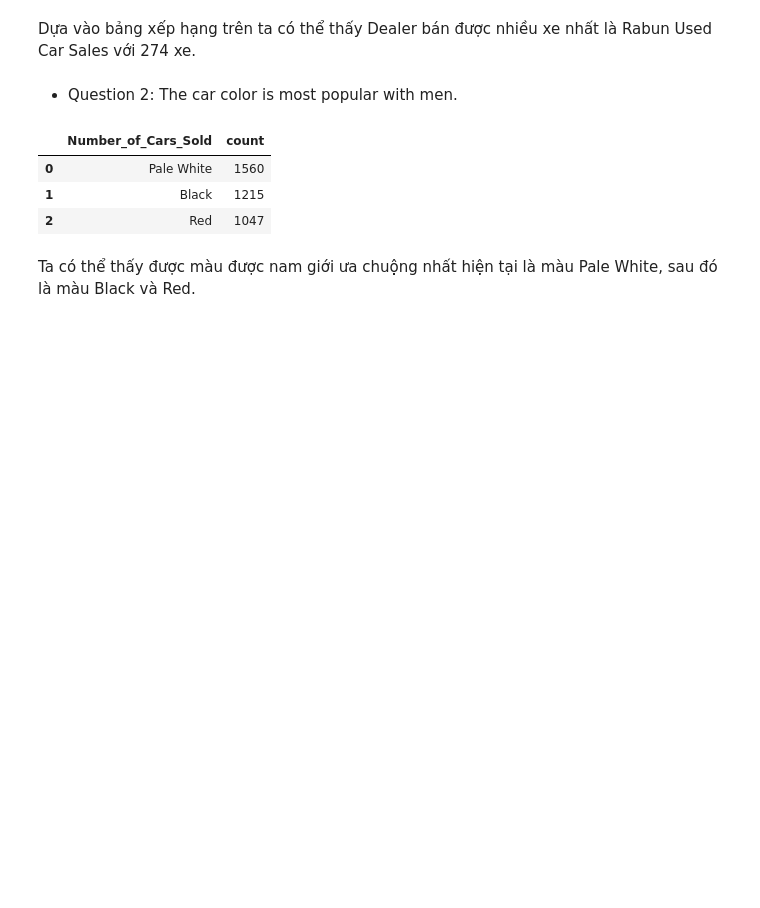
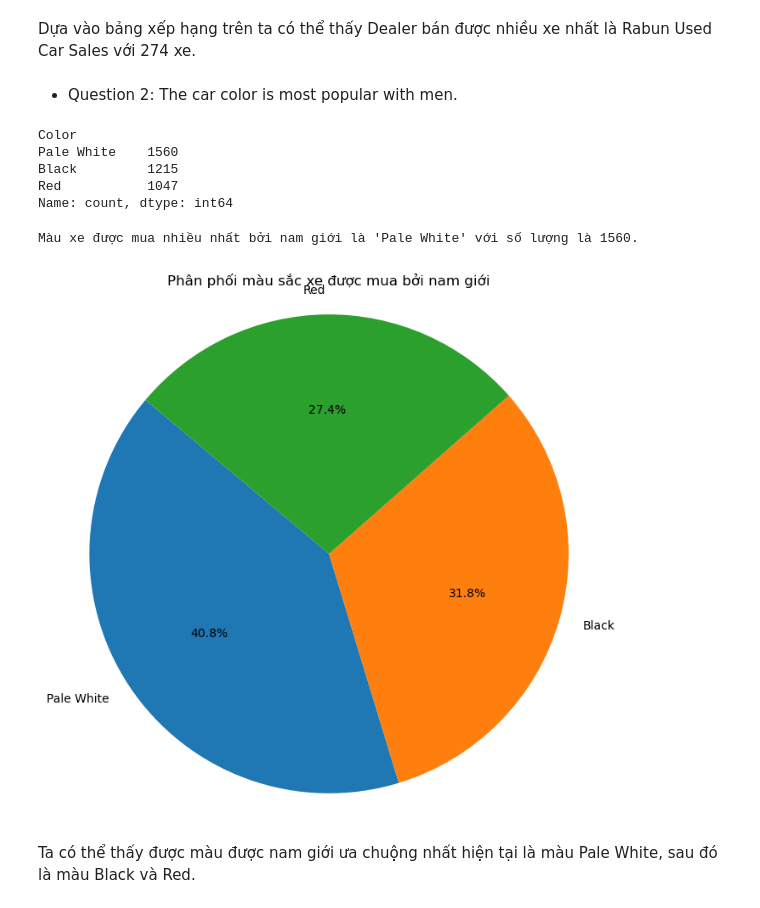
Before and after one commit to Giang-st1-00/data_science_final_exam, a Jupyter notebook: DA car_data (1).ipynb, the cells around one changed output. Drawn from its saved outputs; the diff is of its cells as text; code cells hidden in the pictures; blank space fills up the shorter version.

```diff
--- a/DA car_data (1).ipynb
+++ b/DA car_data (1).ipynb
@@ -315,17 +341,34 @@ male_customers = df1[df1['Gender'] == 'Male']
 # Bước 2: Đếm số lượng xe của từng màu được nam giới mua
 color_preference = male_customers['Color'].value_counts()
 
-# Bước 3: Xác định màu xe được mua nhiều nhất bởi nam giới
-top_color = color_preference.idxmax()
-top_color_count = color_preference.max()
-
-#Ranking
-color_preference.reset_index().rename(columns={'index': 'Color', 'Color': 'Number_of_Cars_Sold'})
+color_preference
 # %% [output]
-|  | Number_of_Cars_Sold | count |
-| 0 | Pale White | 1560 |
-| 1 | Black | 1215 |
-| 2 | Red | 1047 |
+Color
+Pale White    1560
+Black         1215
+Red           1047
+Name: count, dtype: int64
+# %%
+# Bước 3: Xác định màu xe được mua nhiều nhất bởi nam giới
+top_color = color_preference.idxmax()
+top_color_count = color_preference.max()
+
+print(f"Màu xe được mua nhiều nhất bởi nam giới là '{top_color}' với số lượng là {top_color_count}.")
+# %% [output]
+Màu xe được mua nhiều nhất bởi nam giới là 'Pale White' với số lượng là 1560.
+# %%
+# Dữ liệu số lượng xe mỗi màu sắc được mua bởi nam giới
+colors = color_preference.index
+counts = color_preference.values
+
+# Vẽ biểu đồ tròn
+plt.figure(figsize=(8, 8))
+plt.pie(counts, labels=colors, autopct='%1.1f%%', startangle=140)
+plt.title('Phân phối màu sắc xe được mua bởi nam giới')
+plt.axis('equal')
+plt.show()
+# %% [output]
+[figure, added]
 # %% [markdown]
 Ta có thể thấy được màu được nam giới ưa chuộng nhất hiện tại là màu Pale White, sau đó là màu Black và Red.
 # %% [markdown]
```
Also changed, not shown: parts of 12 cells of this notebook, 1 other file.
